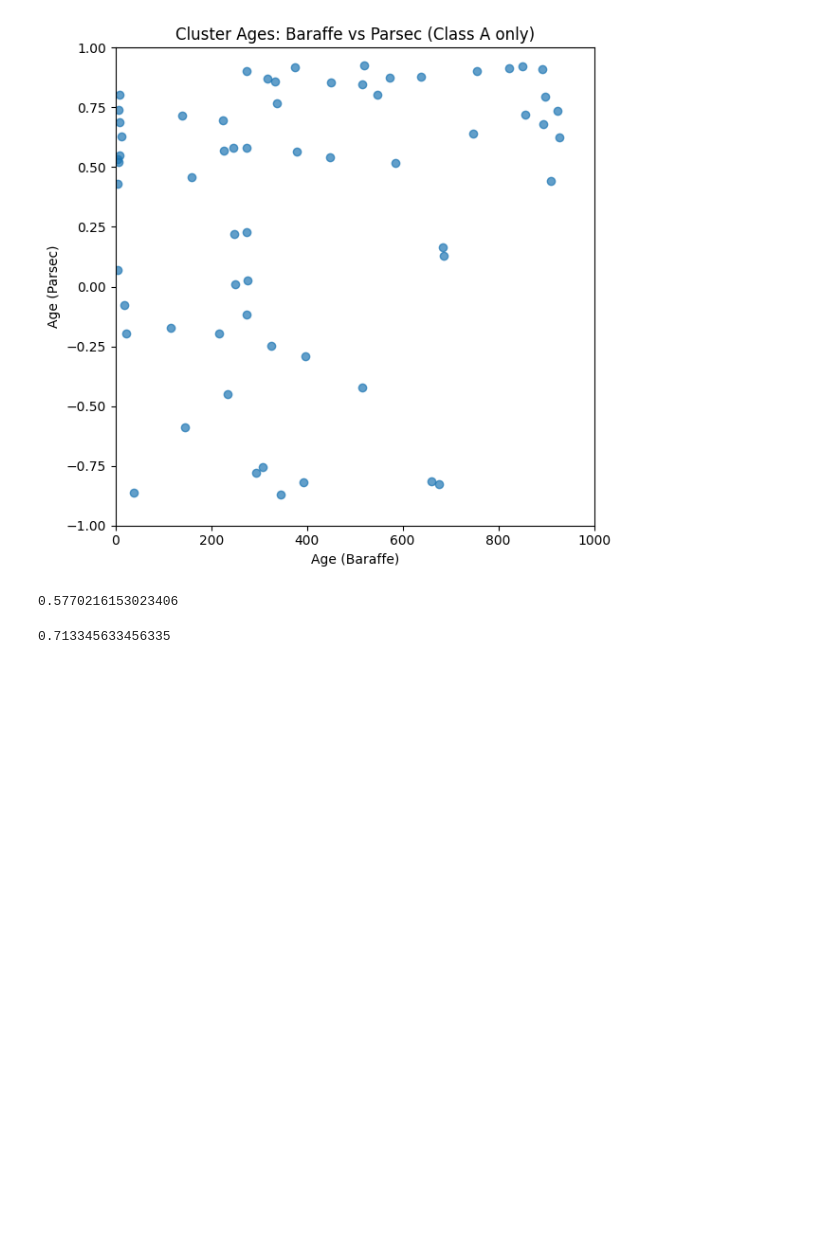
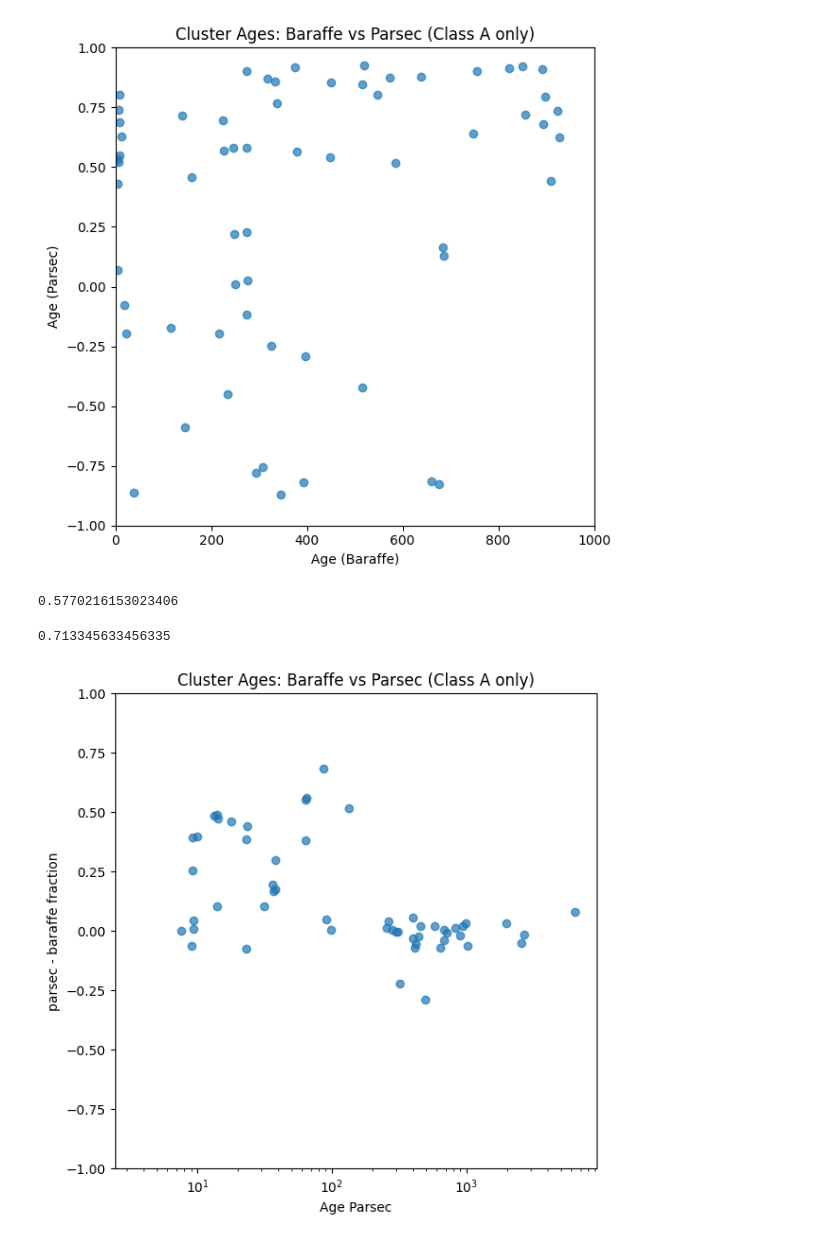
Before and after one commit to SandroMFMoreira/ASteCA, a Jupyter notebook: read_baraffe.ipynb, the cells around one changed output. Cells and saved outputs as stored; diff of their text form; code cells hidden in the pictures; blank space fills up the shorter version.

```diff
--- a/read_baraffe.ipynb
+++ b/read_baraffe.ipynb
@@ -395,3 +395,100 @@ av_eVI = av_V-av_I
 (av_U - av_B)/(av_B - av_V)
 # %% [output]
 0.713345633456335
+# %%
+import pandas as pd
+import matplotlib.pyplot as plt
+import numpy as np
+
+# --- Read classification ---
+baraffe_classif = pd.read_csv("./Dias_mixed_UBVRI_cmd_ccd_av_fixed/classif_.csv")
+parsec_classif = pd.read_csv("./Dias_parsec_UBVRI_cmd_ccd/classif_parsec_UBVRI_cmd_ccd.csv")
+
+# --- Read ages ---
+baraffe_age = pd.read_csv("/home/sandro/PycharmProjects/ASteCA/Dias_mixed_UBVRI_cmd_ccd_av_fixed/Dias_mixed_UBVRI_cmd_av_fixed.csv")
+parsec_age = pd.read_csv("/home/sandro/PycharmProjects/ASteCA/Dias_parsec_UBVRI_cmd_ccd/Dias_parsec_UBVRI_cmd_ccd.csv")
+
+# --- Merge classifications ---
+merged_classif = pd.merge(
+    baraffe_classif, parsec_classif,
+    on="cluster", how="inner", suffixes=("_baraffe", "_parsec")
+)
+
+# Keep only A/A clusters
+merged_classif = merged_classif[
+    (merged_classif["age_classif_baraffe"].isin(["A", "B"])) & (merged_classif["age_classif_parsec"].isin(["A", "B"]))
+]
+
+
+# Keep only A/A clusters
+merged_classif = merged_classif[
+    (merged_classif["age_classif_baraffe"].isin(["A"])) & (merged_classif["age_classif_parsec"].isin(["A"]))
+]
+
+# --- Merge ages into the classification dataframe ---
+merged_with_ages = (
+    merged_classif
+    .merge(baraffe_age[["cluster", "age"]], on="cluster", how="left")
+    .rename(columns={"age": "age_baraffe"})
+    .merge(parsec_age[["cluster", "age"]], on="cluster", how="left")
+    .rename(columns={"age": "age_parsec"})
+)
+
+# --- Scatter plot ---
+plt.figure(figsize=(6,6))
+plt.scatter(merged_with_ages["age_parsec"], (merged_with_ages["age_parsec"]-merged_with_ages["age_baraffe"])/merged_with_ages["age_parsec"], alpha=0.7)
+
+
+plt.xlabel("Age Parsec")
+plt.ylabel("parsec - baraffe fraction")
+plt.title("Cluster Ages: Baraffe vs Parsec (Class A only)")
+plt.tight_layout()
+
+plt.ylim(-1,1)
+#plt.xlim(0, 400)
+plt.xscale("log")
+#plt.yscale("log")
+plt.show()
+
+
+
+# --- Scatter plot ---
+plt.figure(figsize=(6,6))
+plt.scatter(merged_with_ages["age_parsec"], merged_with_ages["age_parsec"]/merged_with_ages["age_baraffe"], alpha=0.7)
+
+
+plt.xlabel("Age Parsec")
+plt.ylabel("Age parsec/baraffe")
+plt.title("Cluster Ages: Baraffe vs Parsec (Class A only)")
+plt.tight_layout()
+
+plt.ylim(0, 6)
+#plt.xlim(0, 400)
+plt.xscale("log")
+plt.show()
+
+
+
+
+
+# --- Scatter plot ---
+plt.figure(figsize=(6,6))
+plt.scatter(merged_with_ages["age_parsec"], merged_with_ages["age_baraffe"], alpha=0.7)
+plt.plot(np.arange(0,400), 0.5*np.arange(0,400), color='red')
+plt.plot(np.arange(0,400), np.arange(0,400), color='red')
+
+
+plt.xlabel("Age Parsec")
+plt.ylabel("Age Baraffe")
+plt.title("Cluster Ages: Baraffe vs Parsec (Class A only)")
+plt.tight_layout()
+
+plt.ylim(0, 200)
+plt.xlim(0, 200)
+
+# plt.yscale("log")
+# plt.xscale("log")
+
+plt.show()
+# %% [output]
+[figure, added]
```
Also changed, not shown: parts of 1 cell of this notebook, 19 other files.
